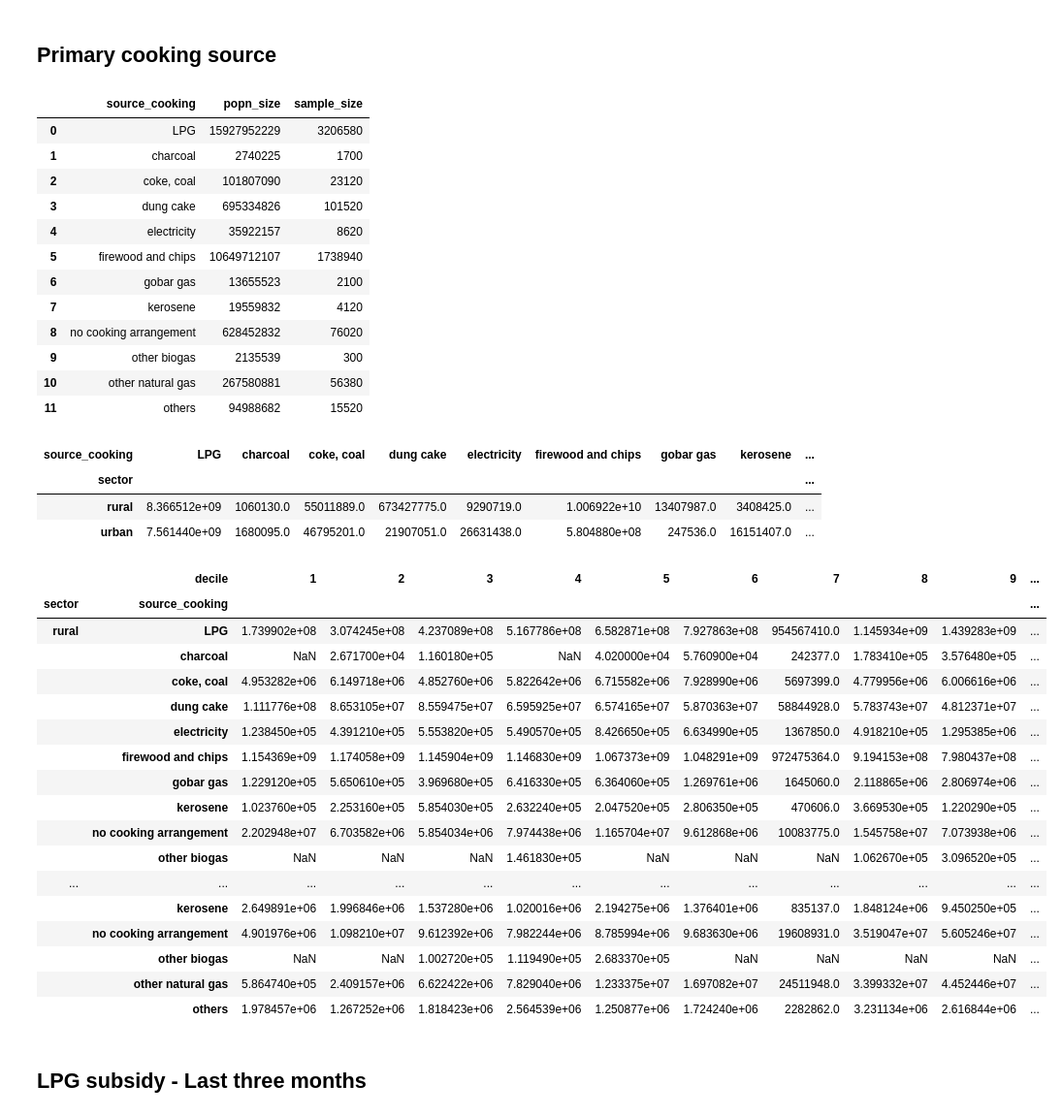
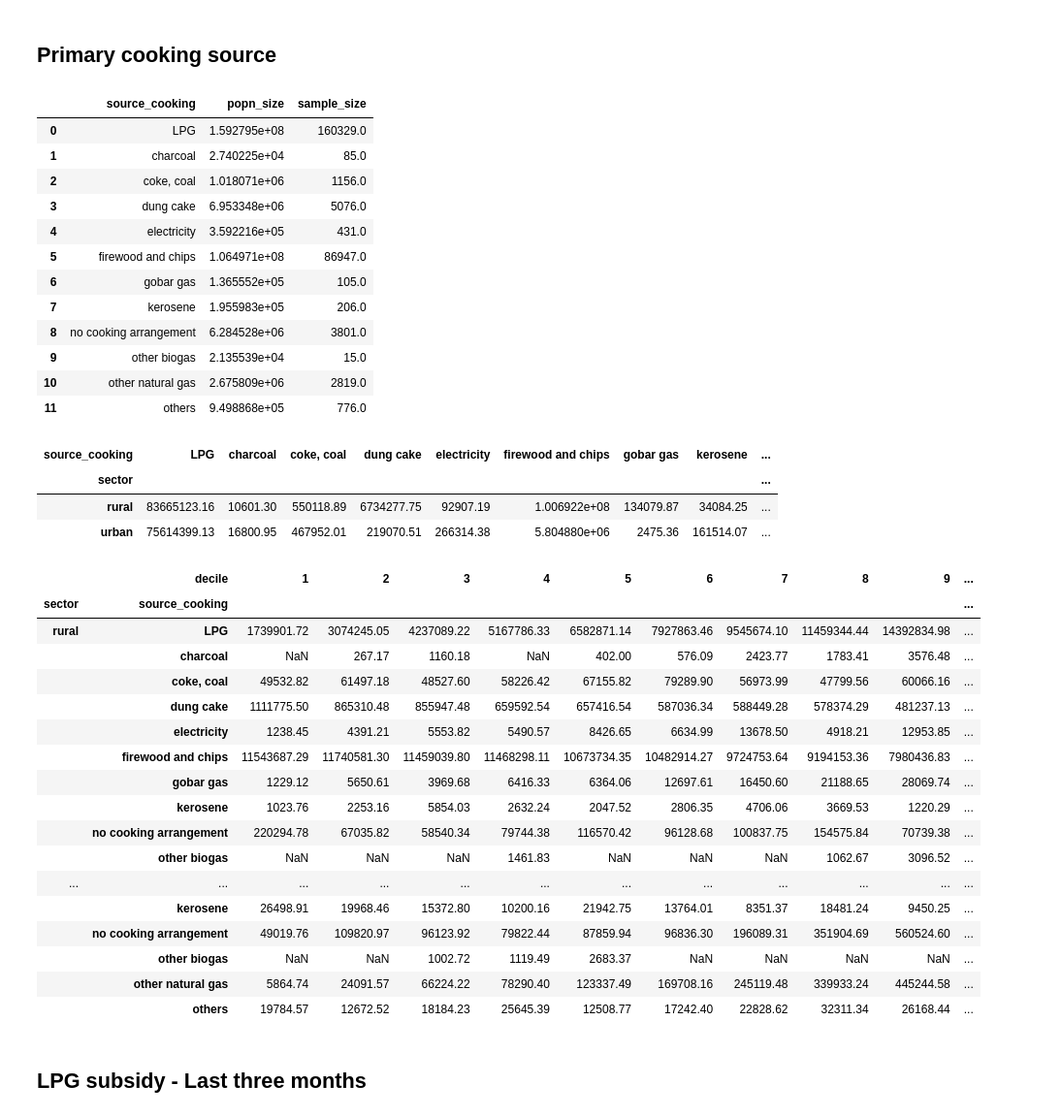
Before and after one commit to Tarunmehta004/HCES, a Jupyter notebook: Across survey analysis/LPG and firewood statistics/TM - LPG and firewood 2022-23 HCES.iPYNB, the cells around one changed output. Shown: that part at 97% size. Cells and saved outputs as stored; diff of their text form; code cells hidden in the pictures.

```diff
--- a/Across survey analysis/LPG and firewood statistics/TM - LPG and firewood 2022-23 HCES.iPYNB
+++ b/Across survey analysis/LPG and firewood statistics/TM - LPG and firewood 2022-23 HCES.iPYNB
@@ -35,7 +35,7 @@ display(df_lvl01.head())
 path_lvl03 = "../../HCES 2022-23/Dta raw files/level_03.dta"
 df_lvl03 = pd.read_stata(path_lvl03)
 df_lvl03 = df_lvl03.set_index('hhid')
-df_lvl03 = df_lvl03[['source_cooking', 'multiplier']]
+df_lvl03 = df_lvl03[['source_cooking', 'source_lighting','multiplier']]
 display(df_lvl03.head())
 
 ## Level 07 file
@@ -176,31 +176,31 @@ df['receieved_subsidy_lpg'] = df['receieved_subsidy_lpg'].replace({1: 'yes', 2:
 
 ## Calculating
 trial = df.groupby(['source_cooking'], as_index=False).apply(lambda table: pd.Series(
-    {'popn_size': table['multiplier'].sum(),
-     'sample_size': table.size}
+    {'popn_size': table['multiplier'].sum()/100,
+     'sample_size': table.shape[0]}
 ), include_groups = False)
 display(trial)
 # %% [output]
 |  | source_cooking | popn_size | sample_size |
-| 0 | LPG | 15927952229 | 3206580 |
-| 1 | charcoal | 2740225 | 1700 |
-| 2 | coke, coal | 101807090 | 23120 |
-| 3 | dung cake | 695334826 | 101520 |
-| 4 | electricity | 35922157 | 8620 |
-| 5 | firewood and chips | 10649712107 | 1738940 |
-| 6 | gobar gas | 13655523 | 2100 |
-| 7 | kerosene | 19559832 | 4120 |
-| 8 | no cooking arrangement | 628452832 | 76020 |
-| 9 | other biogas | 2135539 | 300 |
-| 10 | other natural gas | 267580881 | 56380 |
-| 11 | others | 94988682 | 15520 |
+| 0 | LPG | 1.592795e+08 | 160329.0 |
+| 1 | charcoal | 2.740225e+04 | 85.0 |
+| 2 | coke, coal | 1.018071e+06 | 1156.0 |
+| 3 | dung cake | 6.953348e+06 | 5076.0 |
+| 4 | electricity | 3.592216e+05 | 431.0 |
+| 5 | firewood and chips | 1.064971e+08 | 86947.0 |
+| 6 | gobar gas | 1.365552e+05 | 105.0 |
+| 7 | kerosene | 1.955983e+05 | 206.0 |
+| 8 | no cooking arrangement | 6.284528e+06 | 3801.0 |
+| 9 | other biogas | 2.135539e+04 | 15.0 |
+| 10 | other natural gas | 2.675809e+06 | 2819.0 |
+| 11 | others | 9.498868e+05 | 776.0 |
 # %%
 # Primary cooking source (Rural vs Urban)
 
 ## Calculating
 trial = df.groupby(['sector','source_cooking']).apply(lambda table: pd.Series(
-    {'popn_size': table['multiplier'].sum(),
-     'sample_size': table.size}
+    {'popn_size': table['multiplier'].sum()/100,
+     'sample_size': table.shape[0]}
 ), include_groups = False)
 trial = trial.reset_index()
 
@@ -210,40 +210,40 @@ display(trial)
 # %% [output]
 | source_cooking | LPG | charcoal | coke, coal | dung cake | electricity | firewood and chips | gobar gas | kerosene | ... |
 | sector |  |  |  |  |  |  |  |  | ... |
-| rural | 8.366512e+09 | 1060130.0 | 55011889.0 | 673427775.0 | 9290719.0 | 1.006922e+10 | 13407987.0 | 3408425.0 | ... |
-| urban | 7.561440e+09 | 1680095.0 | 46795201.0 | 21907051.0 | 26631438.0 | 5.804880e+08 | 247536.0 | 16151407.0 | ... |
+| rural | 83665123.16 | 10601.30 | 550118.89 | 6734277.75 | 92907.19 | 1.006922e+08 | 134079.87 | 34084.25 | ... |
+| urban | 75614399.13 | 16800.95 | 467952.01 | 219070.51 | 266314.38 | 5.804880e+06 | 2475.36 | 161514.07 | ... |
 # %%
 # Primary cooking source (Rural vs Urban by decile)
 
 ## Calculating
 trial = df.groupby(['sector','decile','source_cooking'], as_index=False, observed=False).apply(lambda table: pd.Series(
-    {'popn_size': table['multiplier'].sum(),
-     'sample_size': table.size}
+    {'popn_size': table['multiplier'].sum()/100,
+     'sample_size': table.shape[0]}
 ), include_groups = False)
 
 
 ## Pivoting
 trial = trial.pivot_table (values = 'popn_size', index = ['sector', 'source_cooking'], columns = 'decile', observed = False)
 display(trial)
 # %% [output]
 |  | decile | 1 | 2 | 3 | 4 | 5 | 6 | 7 | 8 | 9 | ... |
 | sector | source_cooking |  |  |  |  |  |  |  |  |  | ... |
-| rural | LPG | 1.739902e+08 | 3.074245e+08 | 4.237089e+08 | 5.167786e+08 | 6.582871e+08 | 7.927863e+08 | 954567410.0 | 1.145934e+09 | 1.439283e+09 | ... |
-|  | charcoal | NaN | 2.671700e+04 | 1.160180e+05 | NaN | 4.020000e+04 | 5.760900e+04 | 242377.0 | 1.783410e+05 | 3.576480e+05 | ... |
-|  | coke, coal | 4.953282e+06 | 6.149718e+06 | 4.852760e+06 | 5.822642e+06 | 6.715582e+06 | 7.928990e+06 | 5697399.0 | 4.779956e+06 | 6.006616e+06 | ... |
-|  | dung cake | 1.111776e+08 | 8.653105e+07 | 8.559475e+07 | 6.595925e+07 | 6.574165e+07 | 5.870363e+07 | 58844928.0 | 5.783743e+07 | 4.812371e+07 | ... |
-|  | electricity | 1.238450e+05 | 4.391210e+05 | 5.553820e+05 | 5.490570e+05 | 8.426650e+05 | 6.634990e+05 | 1367850.0 | 4.918210e+05 | 1.295385e+06 | ... |
-|  | firewood and chips | 1.154369e+09 | 1.174058e+09 | 1.145904e+09 | 1.146830e+09 | 1.067373e+09 | 1.048291e+09 | 972475364.0 | 9.194153e+08 | 7.980437e+08 | ... |
-|  | gobar gas | 1.229120e+05 | 5.650610e+05 | 3.969680e+05 | 6.416330e+05 | 6.364060e+05 | 1.269761e+06 | 1645060.0 | 2.118865e+06 | 2.806974e+06 | ... |
-|  | kerosene | 1.023760e+05 | 2.253160e+05 | 5.854030e+05 | 2.632240e+05 | 2.047520e+05 | 2.806350e+05 | 470606.0 | 3.669530e+05 | 1.220290e+05 | ... |
-|  | no cooking arrangement | 2.202948e+07 | 6.703582e+06 | 5.854034e+06 | 7.974438e+06 | 1.165704e+07 | 9.612868e+06 | 10083775.0 | 1.545758e+07 | 7.073938e+06 | ... |
-|  | other biogas | NaN | NaN | NaN | 1.461830e+05 | NaN | NaN | NaN | 1.062670e+05 | 3.096520e+05 | ... |
+| rural | LPG | 1739901.72 | 3074245.05 | 4237089.22 | 5167786.33 | 6582871.14 | 7927863.46 | 9545674.10 | 11459344.44 | 14392834.98 | ... |
+|  | charcoal | NaN | 267.17 | 1160.18 | NaN | 402.00 | 576.09 | 2423.77 | 1783.41 | 3576.48 | ... |
+|  | coke, coal | 49532.82 | 61497.18 | 48527.60 | 58226.42 | 67155.82 | 79289.90 | 56973.99 | 47799.56 | 60066.16 | ... |
+|  | dung cake | 1111775.50 | 865310.48 | 855947.48 | 659592.54 | 657416.54 | 587036.34 | 588449.28 | 578374.29 | 481237.13 | ... |
+|  | electricity | 1238.45 | 4391.21 | 5553.82 | 5490.57 | 8426.65 | 6634.99 | 13678.50 | 4918.21 | 12953.85 | ... |
+|  | firewood and chips | 11543687.29 | 11740581.30 | 11459039.80 | 11468298.11 | 10673734.35 | 10482914.27 | 9724753.64 | 9194153.36 | 7980436.83 | ... |
+|  | gobar gas | 1229.12 | 5650.61 | 3969.68 | 6416.33 | 6364.06 | 12697.61 | 16450.60 | 21188.65 | 28069.74 | ... |
+|  | kerosene | 1023.76 | 2253.16 | 5854.03 | 2632.24 | 2047.52 | 2806.35 | 4706.06 | 3669.53 | 1220.29 | ... |
+|  | no cooking arrangement | 220294.78 | 67035.82 | 58540.34 | 79744.38 | 116570.42 | 96128.68 | 100837.75 | 154575.84 | 70739.38 | ... |
+|  | other biogas | NaN | NaN | NaN | 1461.83 | NaN | NaN | NaN | 1062.67 | 3096.52 | ... |
 | ... | ... | ... | ... | ... | ... | ... | ... | ... | ... | ... | ... |
-|  | kerosene | 2.649891e+06 | 1.996846e+06 | 1.537280e+06 | 1.020016e+06 | 2.194275e+06 | 1.376401e+06 | 835137.0 | 1.848124e+06 | 9.450250e+05 | ... |
-|  | no cooking arrangement | 4.901976e+06 | 1.098210e+07 | 9.612392e+06 | 7.982244e+06 | 8.785994e+06 | 9.683630e+06 | 19608931.0 | 3.519047e+07 | 5.605246e+07 | ... |
-|  | other biogas | NaN | NaN | 1.002720e+05 | 1.119490e+05 | 2.683370e+05 | NaN | NaN | NaN | NaN | ... |
-|  | other natural gas | 5.864740e+05 | 2.409157e+06 | 6.622422e+06 | 7.829040e+06 | 1.233375e+07 | 1.697082e+07 | 24511948.0 | 3.399332e+07 | 4.452446e+07 | ... |
-|  | others | 1.978457e+06 | 1.267252e+06 | 1.818423e+06 | 2.564539e+06 | 1.250877e+06 | 1.724240e+06 | 2282862.0 | 3.231134e+06 | 2.616844e+06 | ... |
+|  | kerosene | 26498.91 | 19968.46 | 15372.80 | 10200.16 | 21942.75 | 13764.01 | 8351.37 | 18481.24 | 9450.25 | ... |
+|  | no cooking arrangement | 49019.76 | 109820.97 | 96123.92 | 79822.44 | 87859.94 | 96836.30 | 196089.31 | 351904.69 | 560524.60 | ... |
+|  | other biogas | NaN | NaN | 1002.72 | 1119.49 | 2683.37 | NaN | NaN | NaN | NaN | ... |
+|  | other natural gas | 5864.74 | 24091.57 | 66224.22 | 78290.40 | 123337.49 | 169708.16 | 245119.48 | 339933.24 | 445244.58 | ... |
+|  | others | 19784.57 | 12672.52 | 18184.23 | 25645.39 | 12508.77 | 17242.40 | 22828.62 | 32311.34 | 26168.44 | ... |
 # %% [markdown]
 ## LPG subsidy - Last three months
 # %%
```
Also changed, not shown: parts of 18 cells of this notebook, 3 other files.
